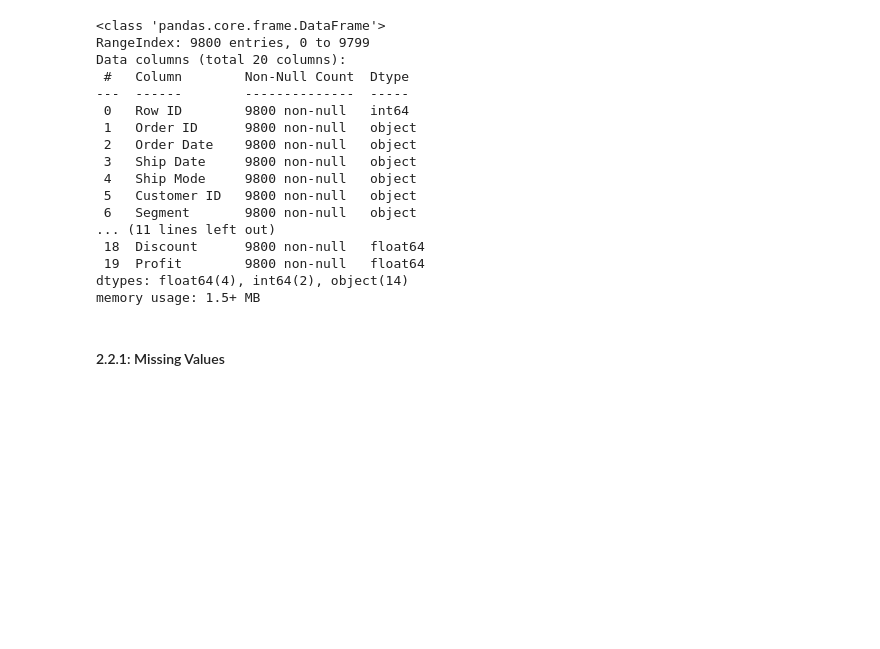
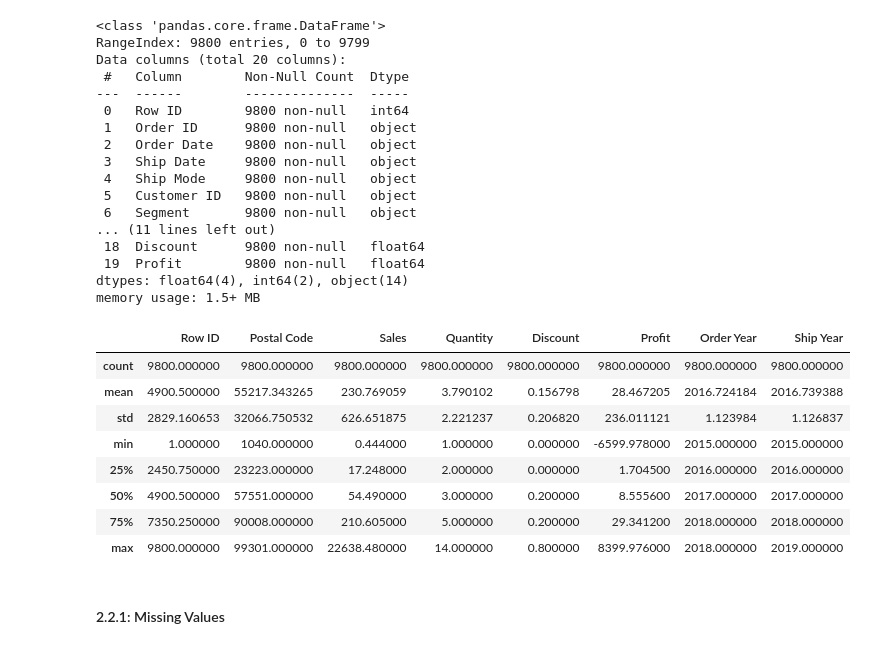
Before and after one commit to WayneNyariroh/StoreSales_Analysis, a Jupyter notebook: superStoreSales_EDA.ipynb, the cells around one changed output. Drawn from its saved outputs; the diff is of its cells as text; code cells hidden in the pictures; blank space fills up the shorter version.

```diff
--- a/superStoreSales_EDA.ipynb
+++ b/superStoreSales_EDA.ipynb
@@ -114,6 +122,18 @@ Data columns (total 20 columns):
  19  Profit        9800 non-null   float64
 dtypes: float64(4), int64(2), object(14)
 memory usage: 1.5+ MB
+# %%
+store_df.describe() #statistical description of our dataset
+# %% [output]
+|  | Row ID | Postal Code | Sales | Quantity | Discount | Profit | Order Year | Ship Year |
+| count | 9800.000000 | 9800.000000 | 9800.000000 | 9800.000000 | 9800.000000 | 9800.000000 | 9800.000000 | 9800.000000 |
+| mean | 4900.500000 | 55217.343265 | 230.769059 | 3.790102 | 0.156798 | 28.467205 | 2016.724184 | 2016.739388 |
+| std | 2829.160653 | 32066.750532 | 626.651875 | 2.221237 | 0.206820 | 236.011121 | 1.123984 | 1.126837 |
+| min | 1.000000 | 1040.000000 | 0.444000 | 1.000000 | 0.000000 | -6599.978000 | 2015.000000 | 2015.000000 |
+| 25% | 2450.750000 | 23223.000000 | 17.248000 | 2.000000 | 0.000000 | 1.704500 | 2016.000000 | 2016.000000 |
+| 50% | 4900.500000 | 57551.000000 | 54.490000 | 3.000000 | 0.200000 | 8.555600 | 2017.000000 | 2017.000000 |
+| 75% | 7350.250000 | 90008.000000 | 210.605000 | 5.000000 | 0.200000 | 29.341200 | 2018.000000 | 2018.000000 |
+| max | 9800.000000 | 99301.000000 | 22638.480000 | 14.000000 | 0.800000 | 8399.976000 | 2018.000000 | 2019.000000 |
 # %% [markdown]
 #### 2.2.1: Missing Values
 # %%
```
Also changed, not shown: parts of 29 cells of this notebook, 2 other files.
